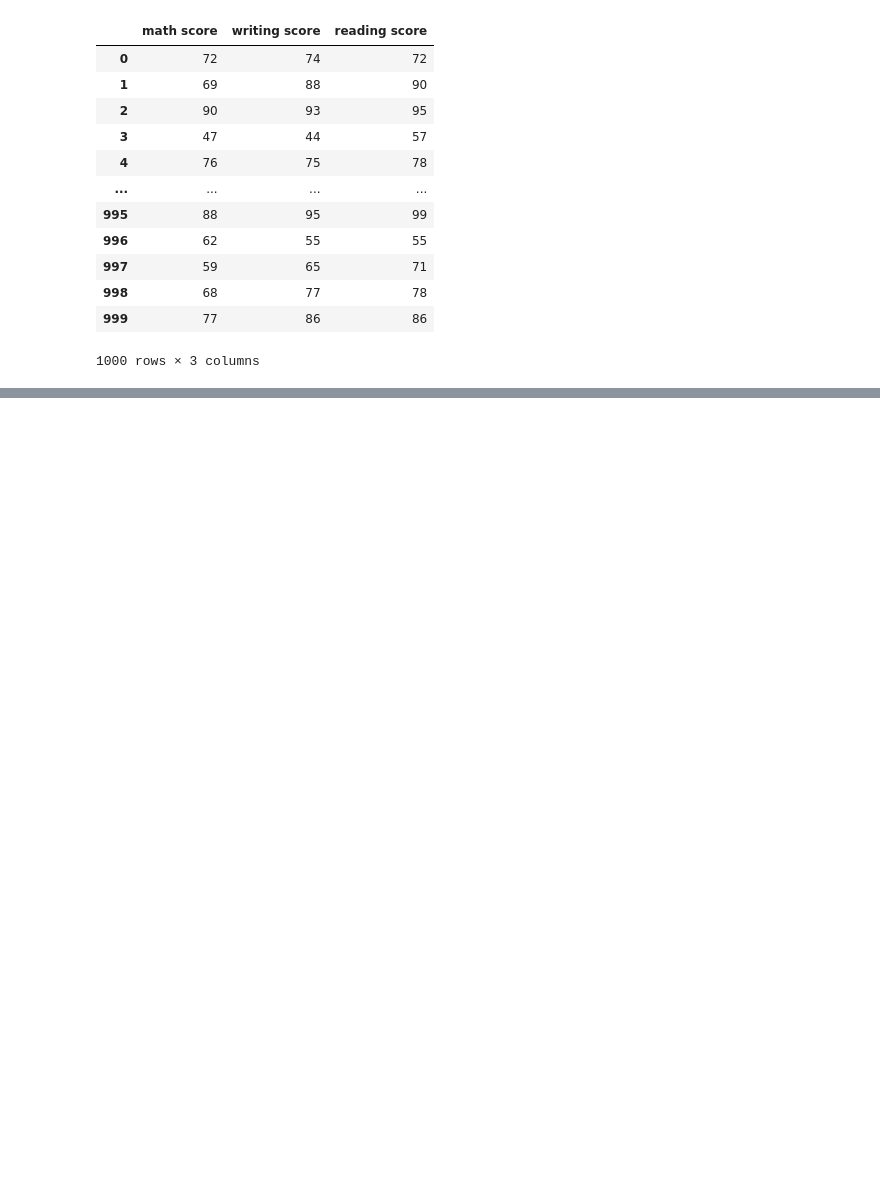
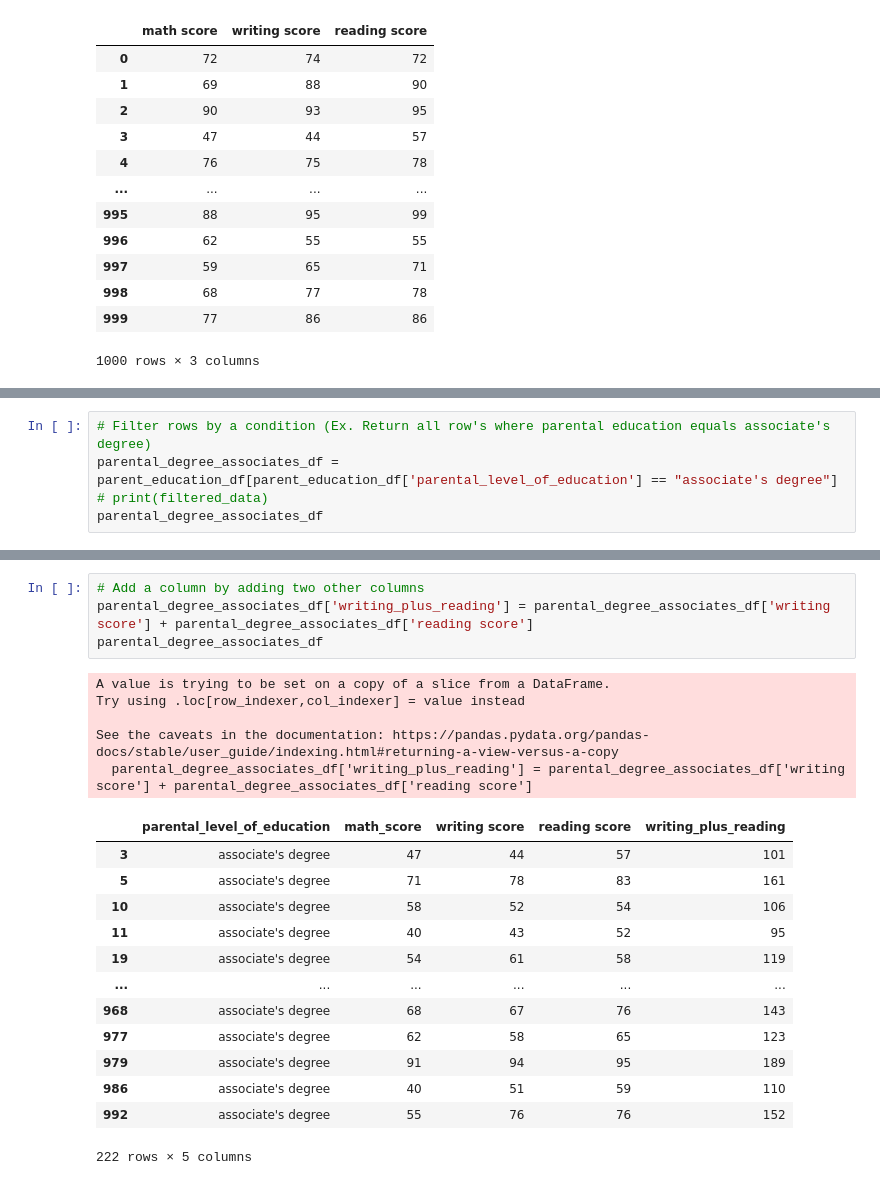
Before and after one commit to AARodgers/pandas_practice, a Jupyter notebook: Pandas_Basics.ipynb, the cells around one changed output, grey strips where cells are left out. Drawn from its saved outputs; the diff is of its cells as text; blank space fills up the shorter version.

Commit message:
Add how to add a column by adding two other columns

```diff
--- a/Pandas_Basics.ipynb
+++ b/Pandas_Basics.ipynb
@@ -256,0 +285,5 @@ parent_education_df
+# %%
+# Filter rows by a condition (Ex. Return all row's where parental education equals associate's degree)
+parental_degree_associates_df = parent_education_df[parent_education_df['parental_level_of_education'] == "associate's degree"]
+# print(filtered_data)
+parental_degree_associates_df
@@ -256,0 +304,23 @@ parent_education_df
+# %%
+# Add a column by adding two other columns
+parental_degree_associates_df['writing_plus_reading'] = parental_degree_associates_df['writing score'] + parental_degree_associates_df['reading score']
+parental_degree_associates_df
+# %% [output]
+A value is trying to be set on a copy of a slice from a DataFrame.
+Try using .loc[row_indexer,col_indexer] = value instead
+
+See the caveats in the documentation: https://pandas.pydata.org/pandas-docs/stable/user_guide/indexing.html#returning-a-view-versus-a-copy
+  parental_degree_associates_df['writing_plus_reading'] = parental_degree_associates_df['writing score'] + parental_degree_associates_df['reading score']
+|  | parental_level_of_education | math_score | writing score | reading score | writing_plus_reading |
+| 3 | associate's degree | 47 | 44 | 57 | 101 |
+| 5 | associate's degree | 71 | 78 | 83 | 161 |
+| 10 | associate's degree | 58 | 52 | 54 | 106 |
+| 11 | associate's degree | 40 | 43 | 52 | 95 |
+| 19 | associate's degree | 54 | 61 | 58 | 119 |
+| ... | ... | ... | ... | ... | ... |
+| 968 | associate's degree | 68 | 67 | 76 | 143 |
+| 977 | associate's degree | 62 | 58 | 65 | 123 |
+| 979 | associate's degree | 91 | 94 | 95 | 189 |
+| 986 | associate's degree | 40 | 51 | 59 | 110 |
+| 992 | associate's degree | 55 | 76 | 76 | 152 |
+222 rows × 5 columns
```
Also changed, not shown: parts of 14 cells of this notebook, 1 other file.
